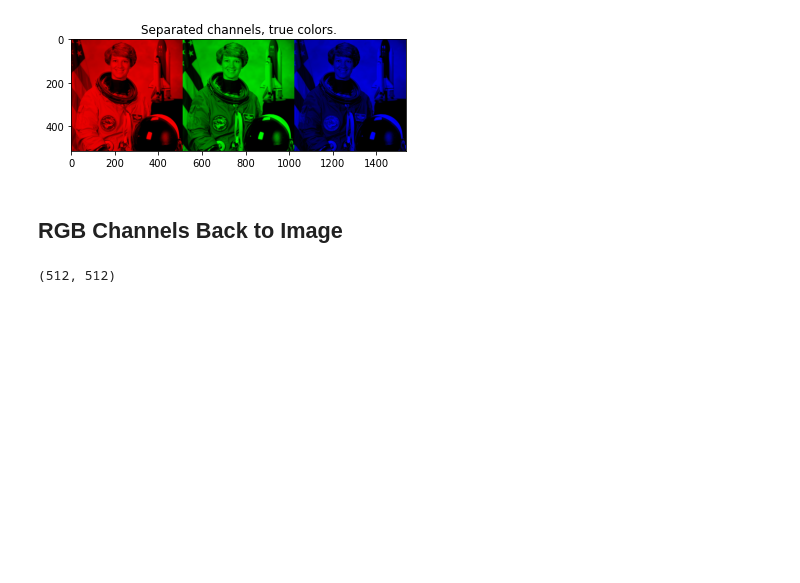
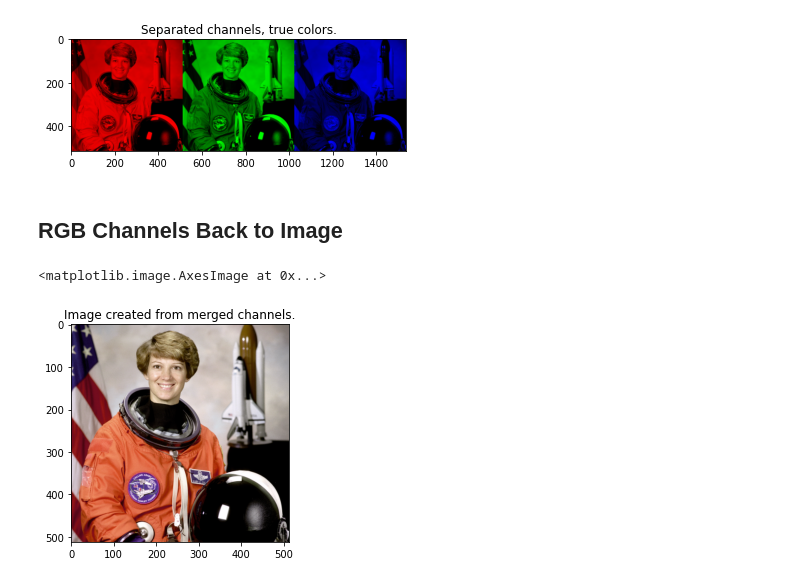
Before and after one commit to alexrayu/vfu, a Jupyter notebook: computer_vision/image_channels.ipynb, the cells around one changed output. Saved outputs shown, nothing was run; the diff lists cells and outputs as text; code cells hidden in the pictures; blank space fills up the shorter version.

```diff
--- a/computer_vision/image_channels.ipynb
+++ b/computer_vision/image_channels.ipynb
@@ -68,7 +79,12 @@ plt.imshow(img_rgb)
 [figure]
 # %% [markdown]
 ## RGB Channels Back to Image
-# %%
-print (R.shape)
-# %% [output]
-(512, 512)
+# %%
+# Separate channels into image using np.dstack.
+image1 = np.dstack((R, G, B))
+plt.figure()
+plt.title('Image created from merged channels.')
+plt.imshow(image1)
+# %% [output]
+<matplotlib.image.AxesImage at 0x...>
+[figure, added]
```
Also changed, not shown: parts of 6 cells of this notebook.
